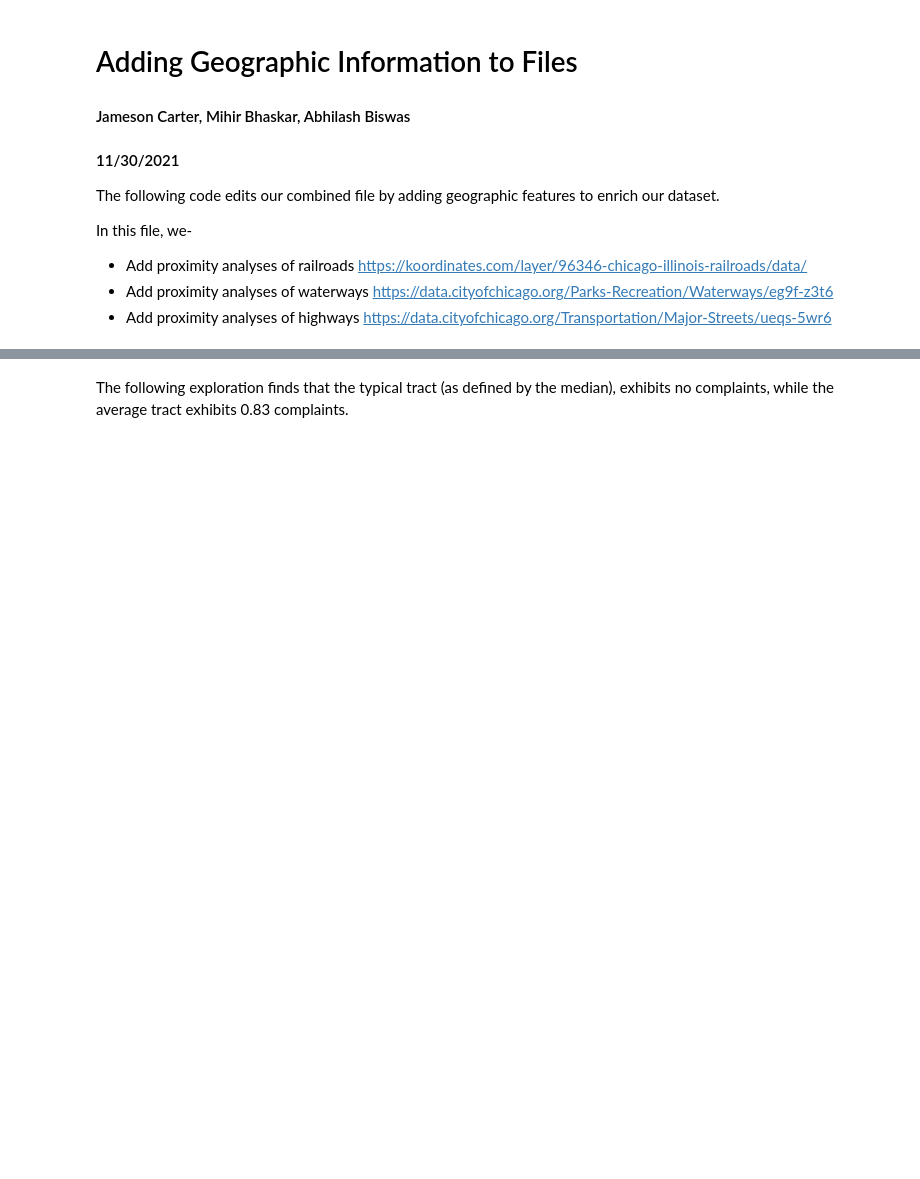
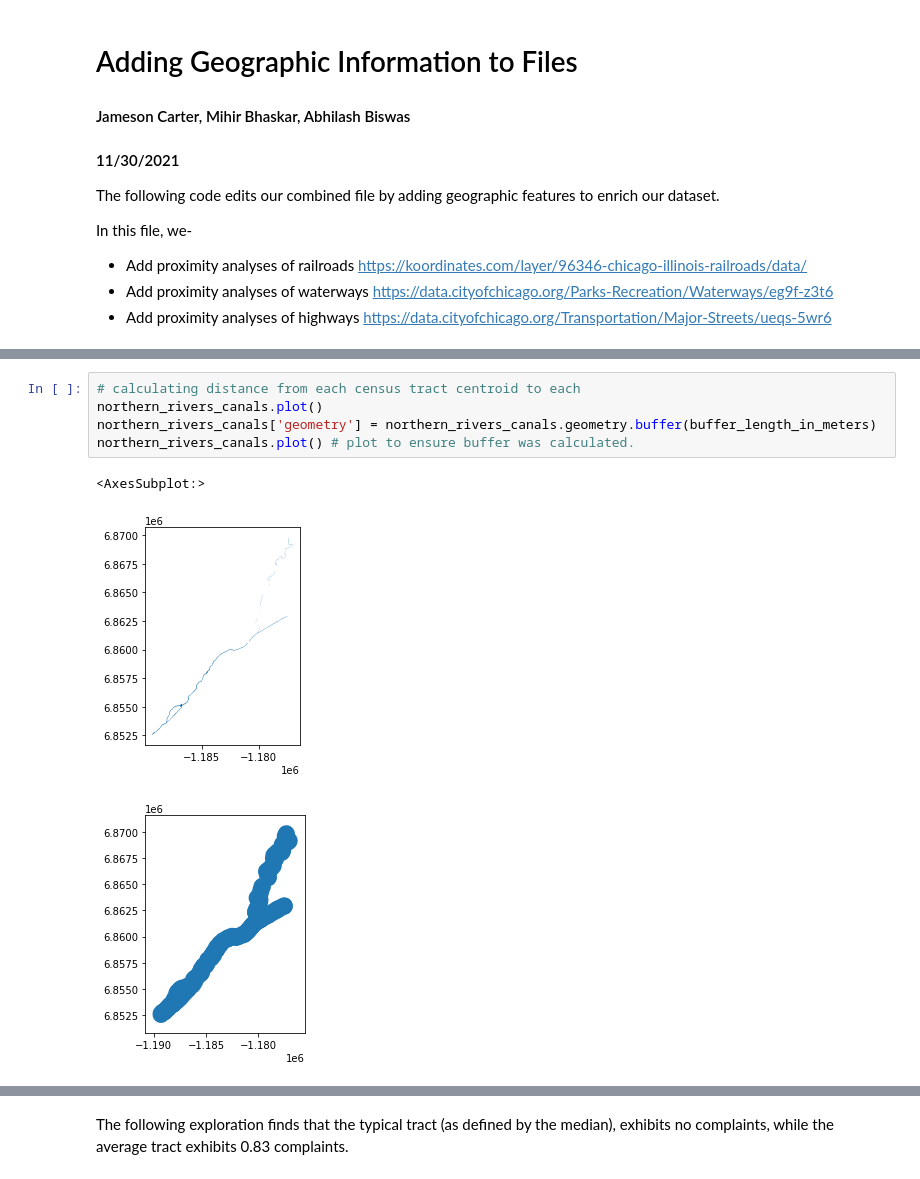
Before and after one commit to mihirbhaskar/chicago-complaints, a Jupyter notebook: code/6_AddGeographic.ipynb, the cells around one changed output, grey strips where cells are left out. Drawn from its saved outputs; the diff is of its cells as text; blank space fills up the shorter version.

```diff
--- a/code/6_AddGeographic.ipynb
+++ b/code/6_AddGeographic.ipynb
@@ -66,0 +96,9 @@ GeoData.sort_values('complaint_count', ascending = False).head(3)
+# %%
+# calculating distance from each census tract centroid to each
+northern_rivers_canals.plot()
+northern_rivers_canals['geometry'] = northern_rivers_canals.geometry.buffer(buffer_length_in_meters)
+northern_rivers_canals.plot() # plot to ensure buffer was calculated.
+# %% [output]
+<AxesSubplot:>
+[figure, added]
+[figure, added]
```
Also changed, not shown: parts of 58 cells of this notebook.
